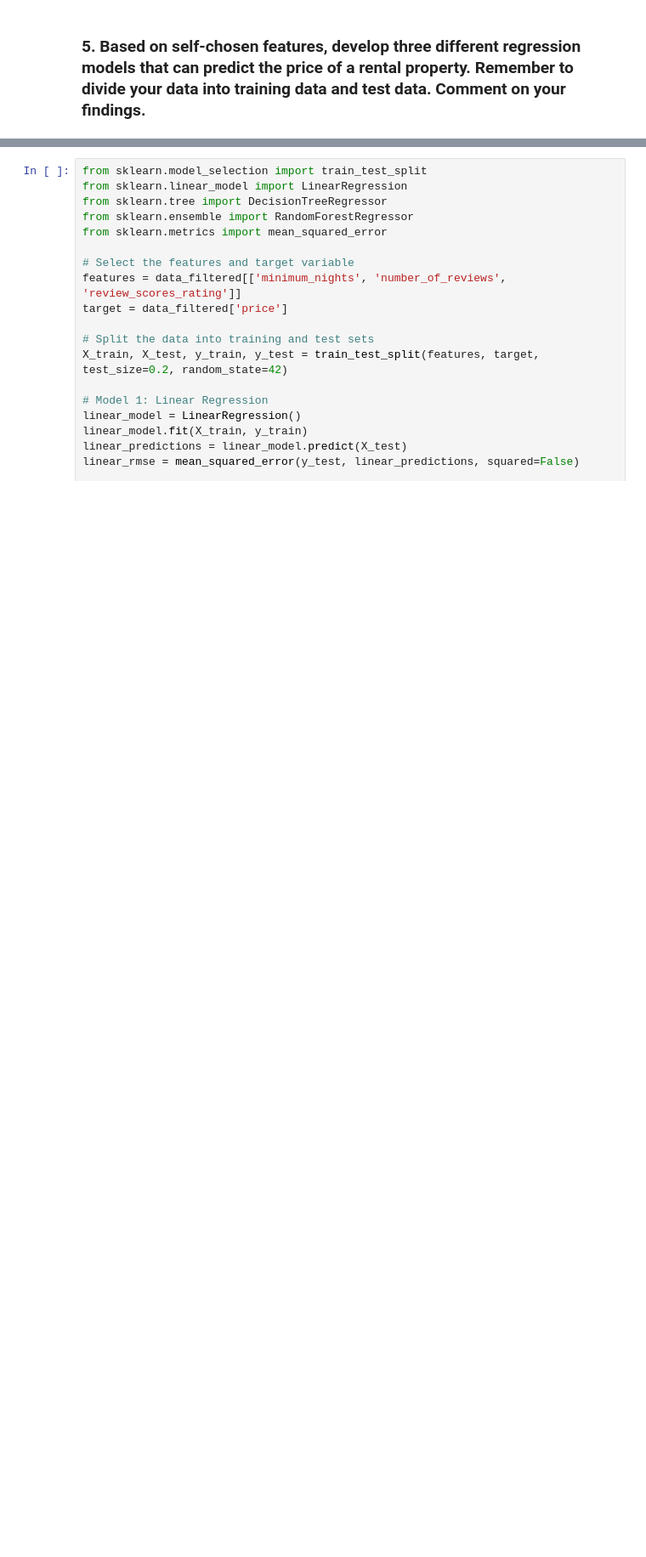
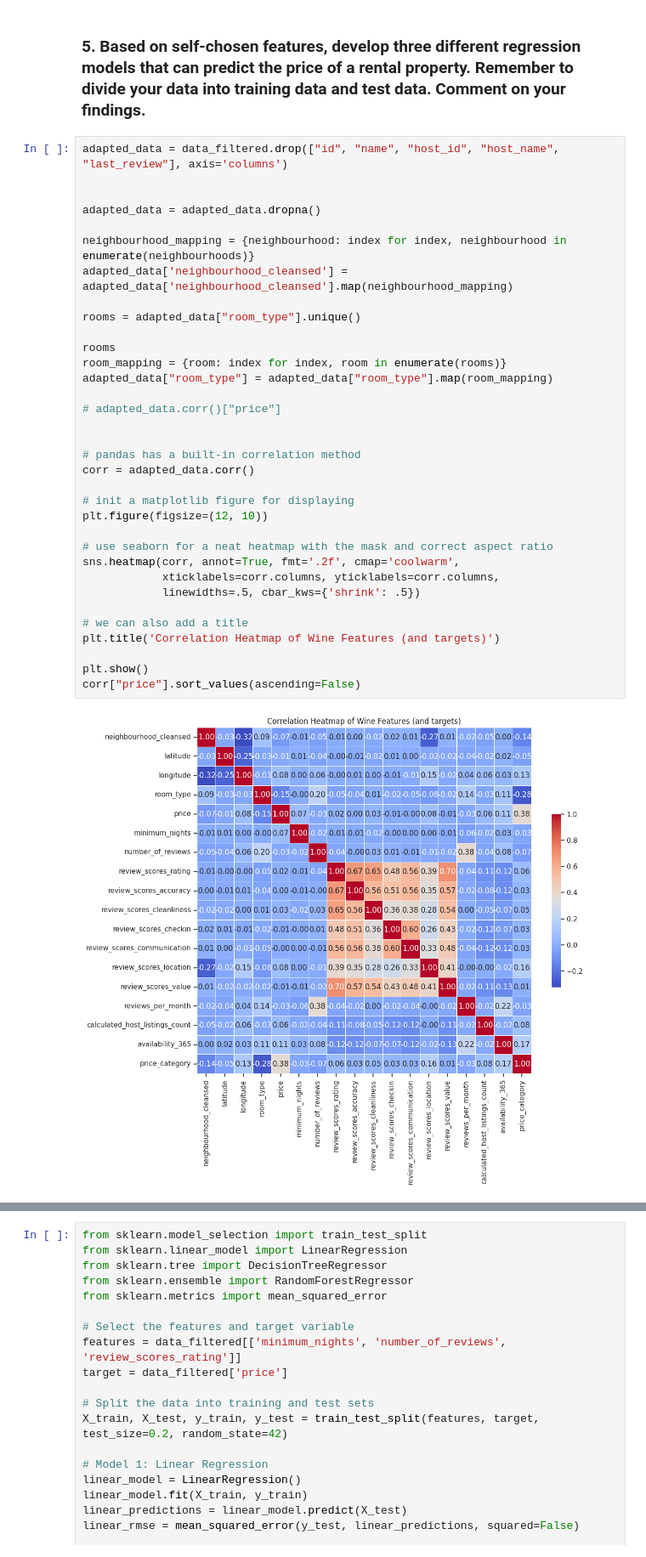
Before and after one commit to radoslavKiryazov/MAL, a Jupyter notebook: 1. Getting started - Copenhagen Airbnb.ipynb, the cells around one changed output, grey strips where cells are left out. Shown at 85% size. Cells and saved outputs as stored; diff of their text form; blank space fills up the shorter version.

```diff
--- a/1. Getting started - Copenhagen Airbnb.ipynb
+++ b/1. Getting started - Copenhagen Airbnb.ipynb
@@ -177,2 +185,38 @@ grouped = data_filtered.groupby()
 # %% [markdown]
 ### 5. Based on self-chosen features, develop three different regression models that can predict the price of a rental property. Remember to divide your data into training data and test data. Comment on your findings.
+# %%
+adapted_data = data_filtered.drop(["id", "name", "host_id", "host_name", "last_review"], axis='columns')
+
+
+adapted_data = adapted_data.dropna()
+
+neighbourhood_mapping = {neighbourhood: index for index, neighbourhood in enumerate(neighbourhoods)}
+adapted_data['neighbourhood_cleansed'] = adapted_data['neighbourhood_cleansed'].map(neighbourhood_mapping)
+
+rooms = adapted_data["room_type"].unique()
+
+rooms
+room_mapping = {room: index for index, room in enumerate(rooms)}
+adapted_data["room_type"] = adapted_data["room_type"].map(room_mapping)
+
+# adapted_data.corr()["price"]
+
+
+# pandas has a built-in correlation method
+corr = adapted_data.corr()
+
+# init a matplotlib figure for displaying
+plt.figure(figsize=(12, 10))
+
+# use seaborn for a neat heatmap with the mask and correct aspect ratio
+sns.heatmap(corr, annot=True, fmt='.2f', cmap='coolwarm',
+            xticklabels=corr.columns, yticklabels=corr.columns,
+            linewidths=.5, cbar_kws={'shrink': .5})
+
+# we can also add a title
+plt.title('Correlation Heatmap of Wine Features (and targets)')
+
+plt.show()
+corr["price"].sort_values(ascending=False)
+# %% [output]
+[figure, added]
```
Also changed, not shown: parts of 8 cells of this notebook.
